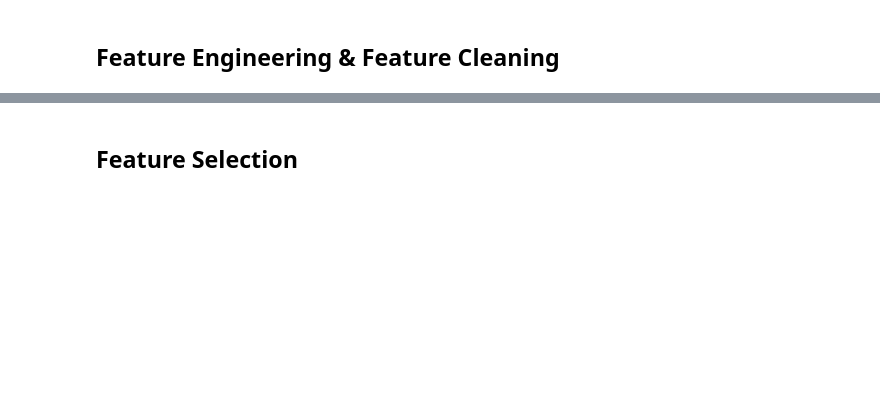
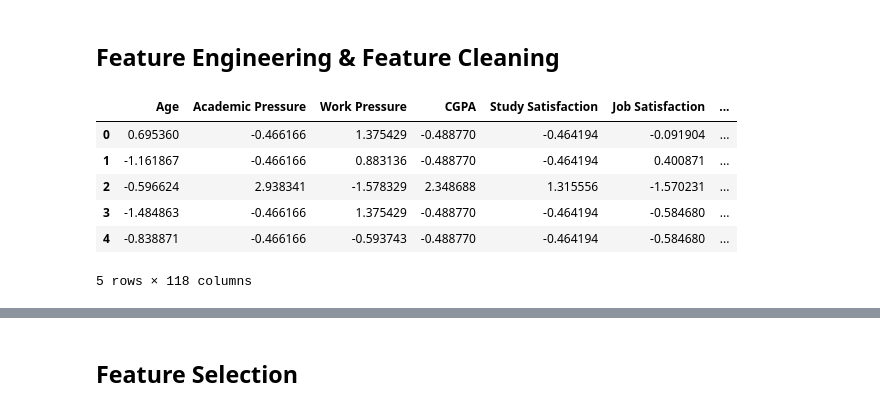
Before and after one commit to ktxdev/mind-matters, a Jupyter notebook: notebooks/feature_engineering.ipynb, the cells around one changed output, grey strips where cells are left out. Drawn from its saved outputs; the diff is of its cells as text; code cells hidden in the pictures; blank space fills up the shorter version.

```diff
--- a/notebooks/feature_engineering.ipynb
+++ b/notebooks/feature_engineering.ipynb
@@ -30,3 +37,13 @@ data.head()
 data = standardize_numerical_features(data)
 # Encode categorical variables
 data = encode_categorical_features(data)
+# %%
+data.head()
+# %% [output]
+|  | Age | Academic Pressure | Work Pressure | CGPA | Study Satisfaction | Job Satisfaction | ... |
+| 0 | 0.695360 | -0.466166 | 1.375429 | -0.488770 | -0.464194 | -0.091904 | ... |
+| 1 | -1.161867 | -0.466166 | 0.883136 | -0.488770 | -0.464194 | 0.400871 | ... |
+| 2 | -0.596624 | 2.938341 | -1.578329 | 2.348688 | 1.315556 | -1.570231 | ... |
+| 3 | -1.484863 | -0.466166 | 1.375429 | -0.488770 | -0.464194 | -0.584680 | ... |
+| 4 | -0.838871 | -0.466166 | -0.593743 | -0.488770 | -0.464194 | -0.584680 | ... |
+5 rows × 118 columns
```
Also changed, not shown: parts of 12 cells of this notebook, 6 other files.
